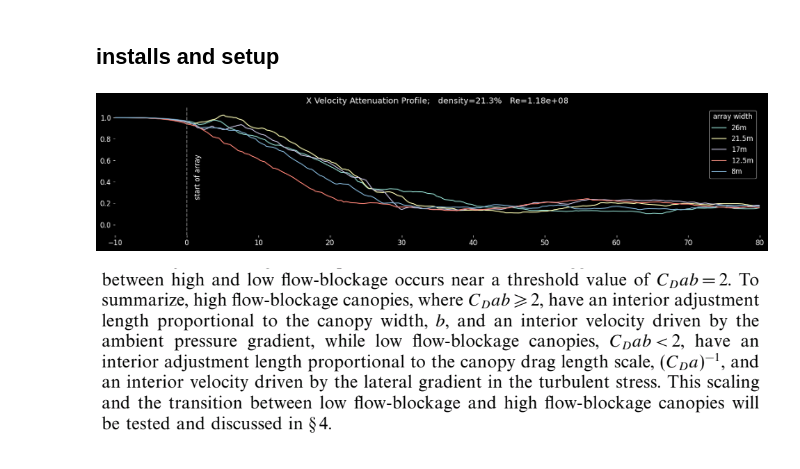
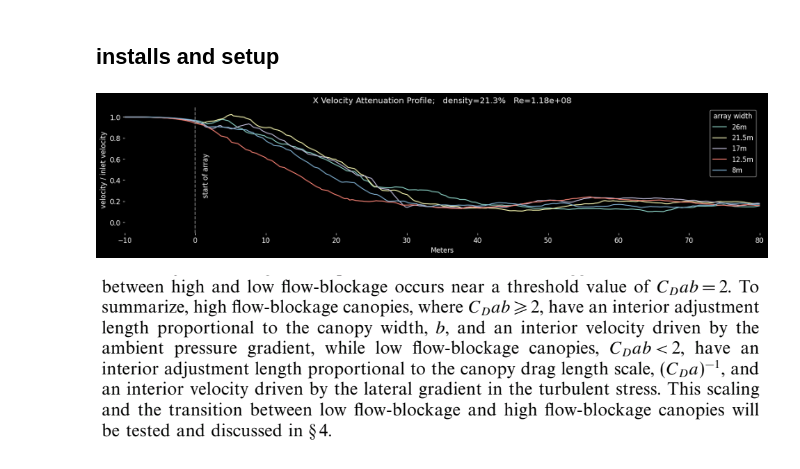
Before and after one commit to Wzesk/pole_array, a Jupyter notebook: process_velocity.ipynb, the cells around one changed output. Cells and saved outputs as stored; diff of their text form; code cells hidden in the pictures.

Commit message:
adjust visualizations

```diff
--- a/process_velocity.ipynb
+++ b/process_velocity.ipynb
@@ -46,28 +46,32 @@ vel_17_213, x_17_213 = read_smooth_data("extracts1/d17_213_000050.csv", smoothin
 # %%
 %matplotlib inline
 
 plt.figure()
 plt.plot( x_26_213,vel_26_213, label = '26m')
 plt.plot( x_215_213,vel_215_213, label = '21.5m')
 plt.plot( x_17_213,vel_17_213, label = '17m')
 plt.plot( x_125_213,vel_125_213, label = '12.5m')
 plt.plot( x_8_213,vel_8_213, label = '8m')
 
 #lab flow Re is at 3,600,000
 plt.title('X Velocity Attenuation Profile;   density=21.3%   Re=1.18e+08')
 
 #set plot limits
 plt.xlim(-10, 80)
 plt.ylim(-0.1, 1.1)
 
+#set units for axis
+plt.xlabel('Meters')
+plt.ylabel('velocity / inlet velocity')
+
 #add vertical line to note start of pole array
 plt.axvline(x=-0, color='grey', linestyle='--')
 plt.text(1, 0.25, 'start of array', rotation=90)
 
 plt.legend(title="array width")
 plt.show()
 # %% [output]
-[figure, old version]
+[figure, new version]
 # %% [markdown]
 ![image.png](attachment:image.png)
 # %%
```
Also changed, not shown: parts of 3 cells of this notebook, 3 other files.
